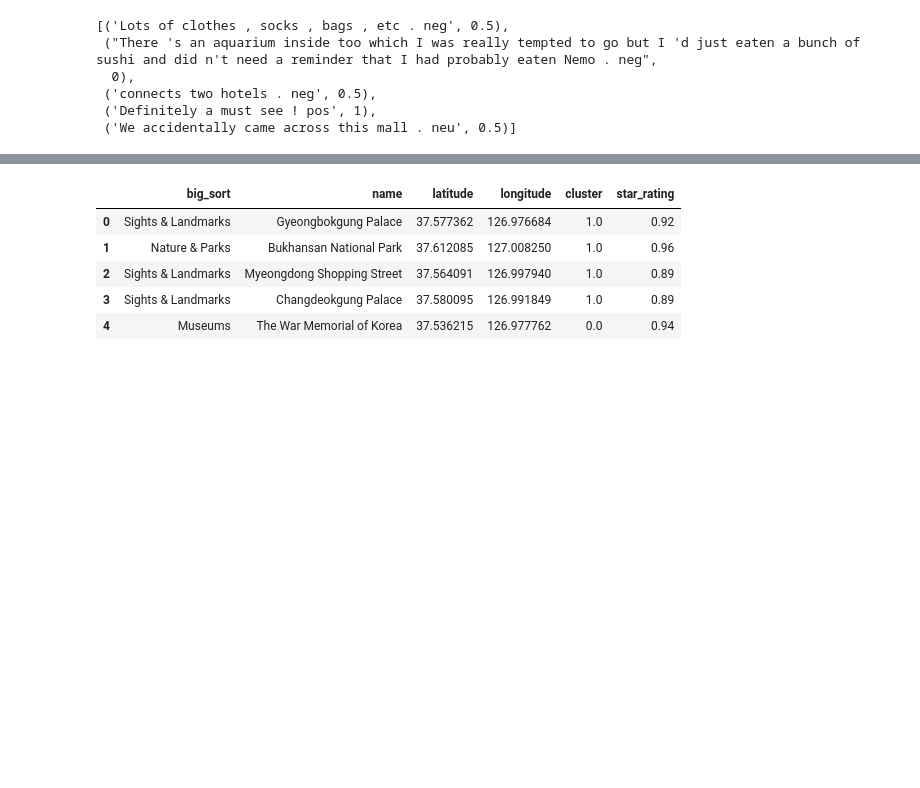
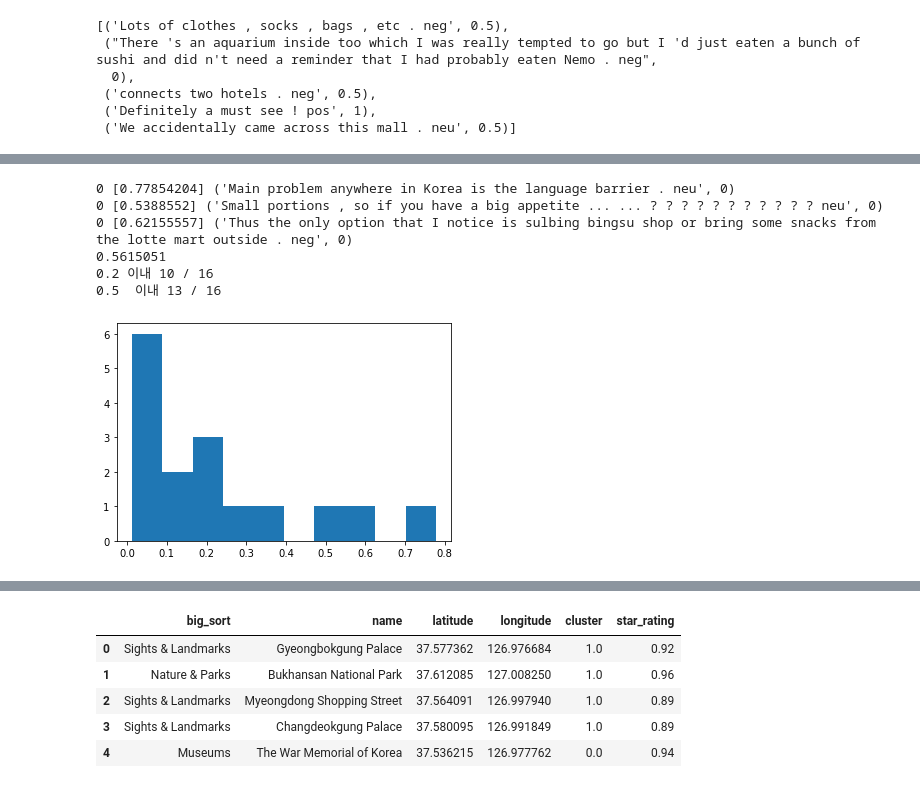
Before and after one commit to twinstae/tripReviewAnalysisSystem, a Jupyter notebook: p1/sent_analysis_LSTM.ipynb, the cells around one changed output, grey strips where cells are left out. Cells and saved outputs as stored; diff of their text form; code cells hidden in the pictures; blank space fills up the shorter version.

```diff
--- a/p1/sent_analysis_LSTM.ipynb
+++ b/p1/sent_analysis_LSTM.ipynb
@@ -834,3 +579,50 @@ rate :  0.62
+# %%
+drop_rate = 0.7
+embed_n =64
+model = Sequential()
+model.add(Embedding(NUMBER, embed_n))
+model.add(Dropout(drop_rate))
+model.add(LSTM(embed_n))
+model.add(Dropout(drop_rate))
+model.add(Dense(1, activation='sigmoid'))
+model.compile(loss='mean_squared_error', optimizer='rmsprop', metrics=['acc'])
+model.load_weights('best_model'+str(drop_rate)+str(embed_n)+'.h5')
+
+prediction_list = model.predict(X_sentence)
+residual_list = []
+a = 0
+b = 0
+c = 0
+for h, p, S in zip(h_list, prediction_list, h_test_list):
+
+    r =p
+
+    if h == 0:
+        a += 1
+        residual_list.append(abs(h - r))
+        residual_forest.append(abs(h - f))
+
+        if abs(h - r) < 0.5:
+            b += 1
+            if abs(h - r) < 0.2:
+                c += 1
+        else:
+            print(h,r,S)
+
+print(residual_array.mean())
+print("0.2 이내",c,"/",a)
+print("0.5  이내",b,"/",a)
+
+plt.hist(np.array(residual_list),bins = 10)
+plt.show()
+# %% [output]
+0 [0.77854204] ('Main problem anywhere in Korea is the language barrier . neu', 0)
+0 [0.5388552] ('Small portions , so if you have a big appetite ... ... ? ? ? ? ? ? ? ? ? ? ? neu', 0)
+0 [0.62155557] ('Thus the only option that I notice is sulbing bingsu shop or bring some snacks from the lotte mart outside . neg', 0)
+0.5615051
+0.2 이내 10 / 16
+0.5  이내 13 / 16
+[figure, added]
 # %%
 import logging
 logging.basicConfig(format='%(asctime)s : %(levelname)s : %(message)s', level=logging.INFO)
```
Also changed, not shown: parts of 64 cells of this notebook, 32 other files.
